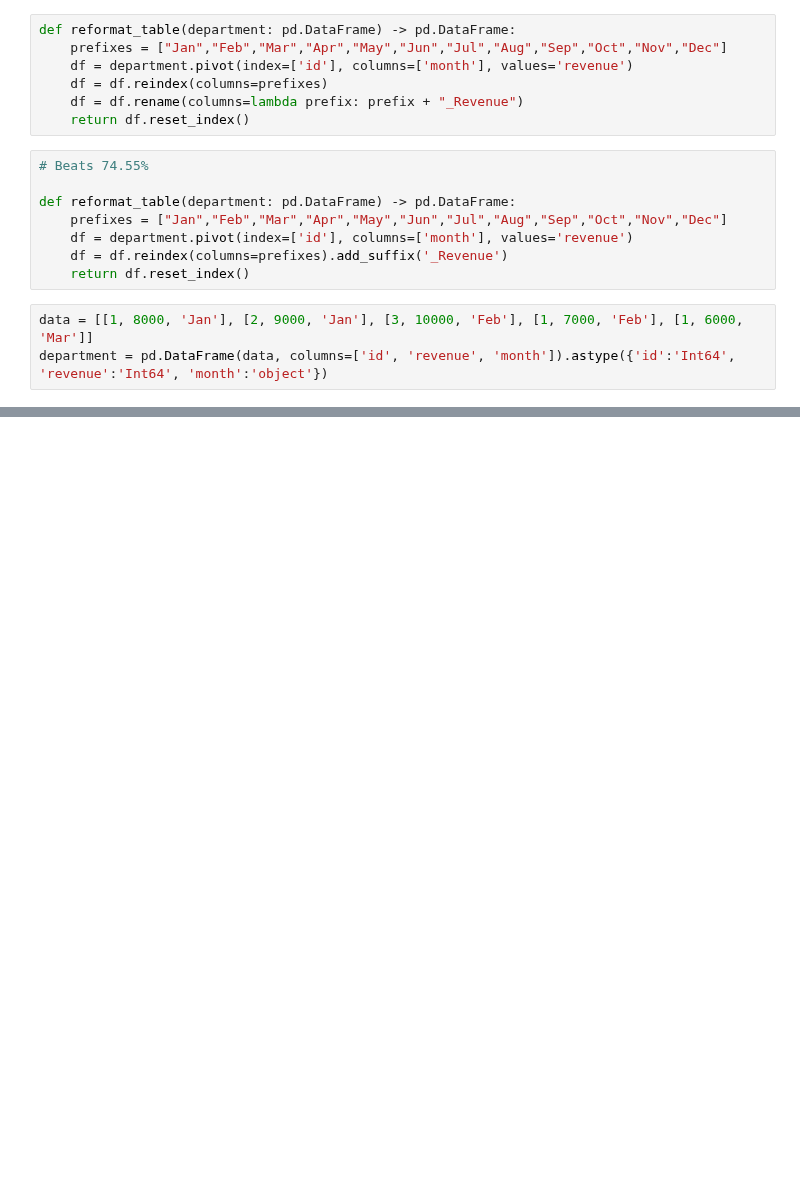
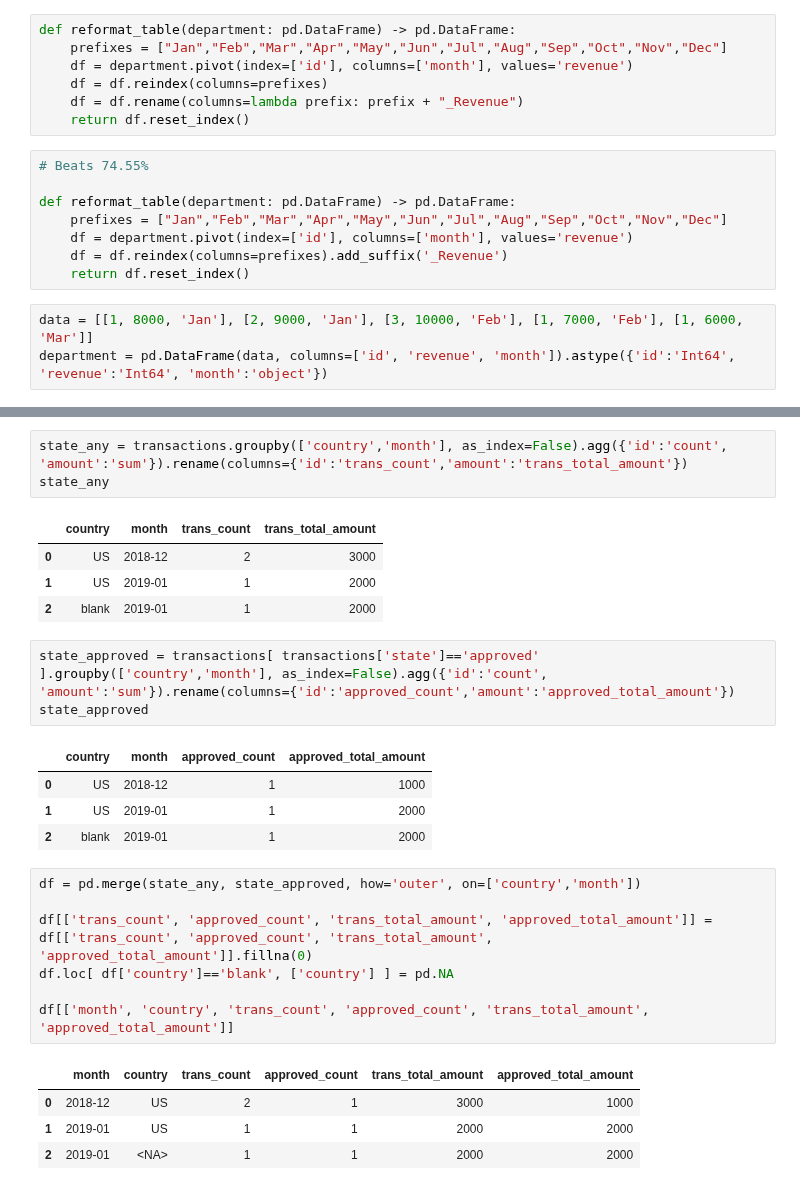
Before and after one commit to drwslv/LeetCode-Pandas, a Jupyter notebook: examples_1.ipynb, the cells around one changed output, grey strips where cells are left out. Drawn from its saved outputs; the diff is of its cells as text; blank space fills up the shorter version.

```diff
--- a/examples_1.ipynb
+++ b/examples_1.ipynb
@@ -2338,0 +2395,28 @@ department
+# %%
+state_any = transactions.groupby(['country','month'], as_index=False).agg({'id':'count', 'amount':'sum'}).rename(columns={'id':'trans_count','amount':'trans_total_amount'})
+state_any
+# %% [output]
+|  | country | month | trans_count | trans_total_amount |
+| 0 | US | 2018-12 | 2 | 3000 |
+| 1 | US | 2019-01 | 1 | 2000 |
+| 2 | blank | 2019-01 | 1 | 2000 |
+# %%
+state_approved = transactions[ transactions['state']=='approved' ].groupby(['country','month'], as_index=False).agg({'id':'count', 'amount':'sum'}).rename(columns={'id':'approved_count','amount':'approved_total_amount'})
+state_approved
+# %% [output]
+|  | country | month | approved_count | approved_total_amount |
+| 0 | US | 2018-12 | 1 | 1000 |
+| 1 | US | 2019-01 | 1 | 2000 |
+| 2 | blank | 2019-01 | 1 | 2000 |
+# %%
+df = pd.merge(state_any, state_approved, how='outer', on=['country','month'])
+
+df[['trans_count', 'approved_count', 'trans_total_amount', 'approved_total_amount']] = df[['trans_count', 'approved_count', 'trans_total_amount', 'approved_total_amount']].fillna(0)
+df.loc[ df['country']=='blank', ['country'] ] = pd.NA
+
+df[['month', 'country', 'trans_count', 'approved_count', 'trans_total_amount', 'approved_total_amount']]
+# %% [output]
+|  | month | country | trans_count | approved_count | trans_total_amount | approved_total_amount |
+| 0 | 2018-12 | US | 2 | 1 | 3000 | 1000 |
+| 1 | 2019-01 | US | 1 | 1 | 2000 | 2000 |
+| 2 | 2019-01 | <NA> | 1 | 1 | 2000 | 2000 |
```
Also changed, not shown: parts of 11 cells of this notebook.
